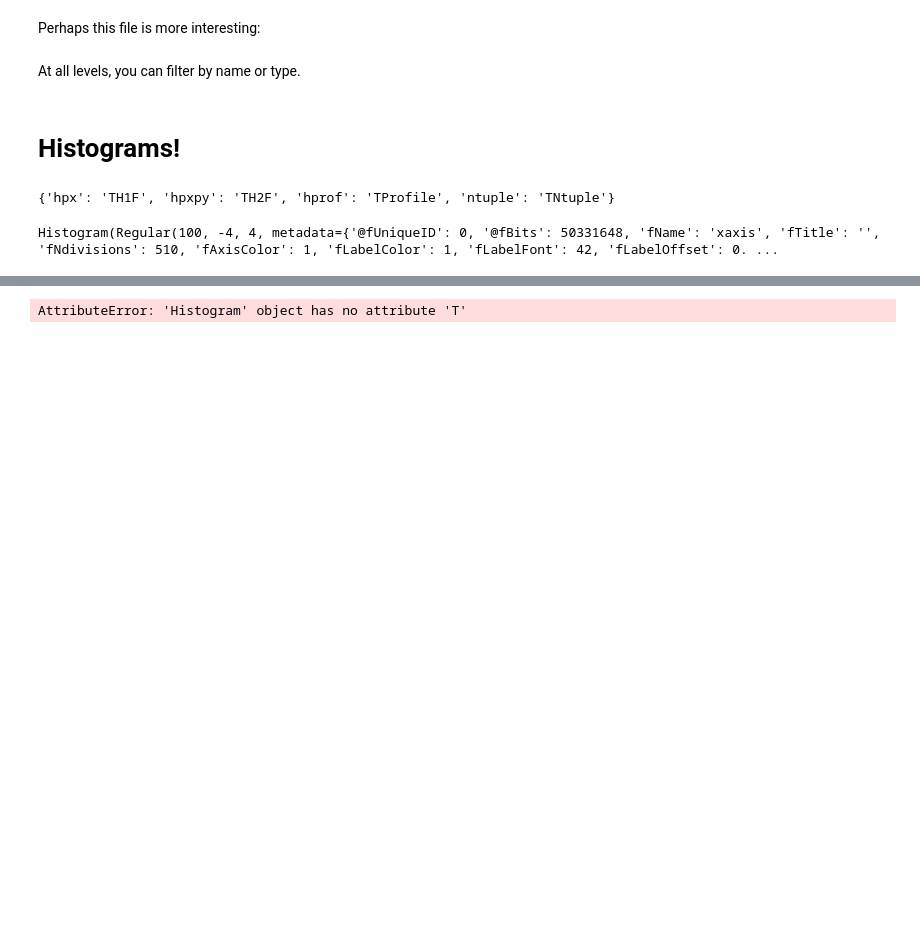
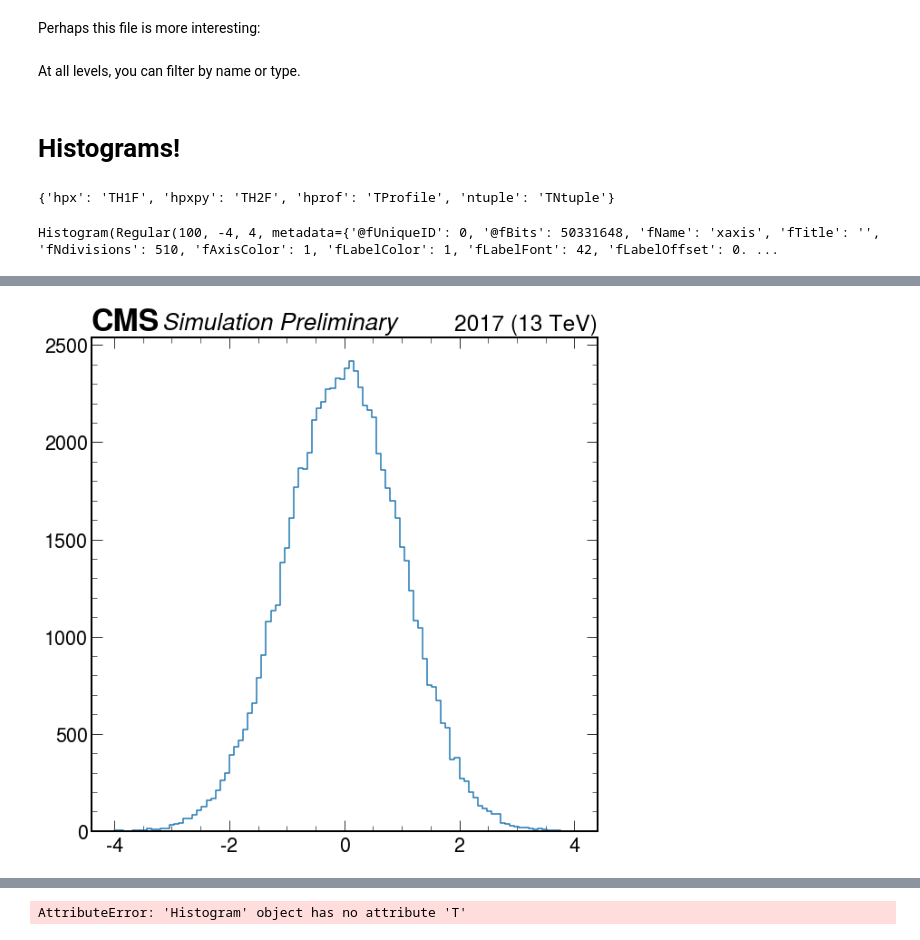
Before and after one commit to jpivarski-talks/2020-07-13-pyhep2020-tutorial, a Jupyter notebook: tutorial.ipynb, the cells around one changed output, grey strips where cells are left out. Cells and saved outputs as stored; diff of their text form; code cells hidden in the pictures; blank space fills up the shorter version.

```diff
--- a/tutorial.ipynb
+++ b/tutorial.ipynb
@@ -215,0 +217,6 @@ mplhep.histplot(histograms["hpx"].bh)
+# %%
+plt.style.use(mplhep.style.CMS)
+mplhep.histplot(histograms["hpx"].bh)
+mplhep.cms.label()
+# %% [output]
+[figure, added]
```
Also changed, not shown: parts of 2 cells of this notebook.
